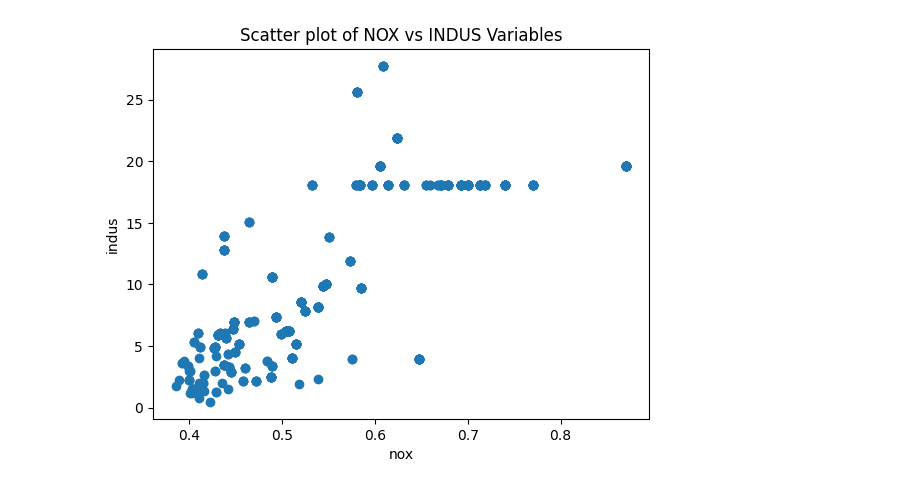
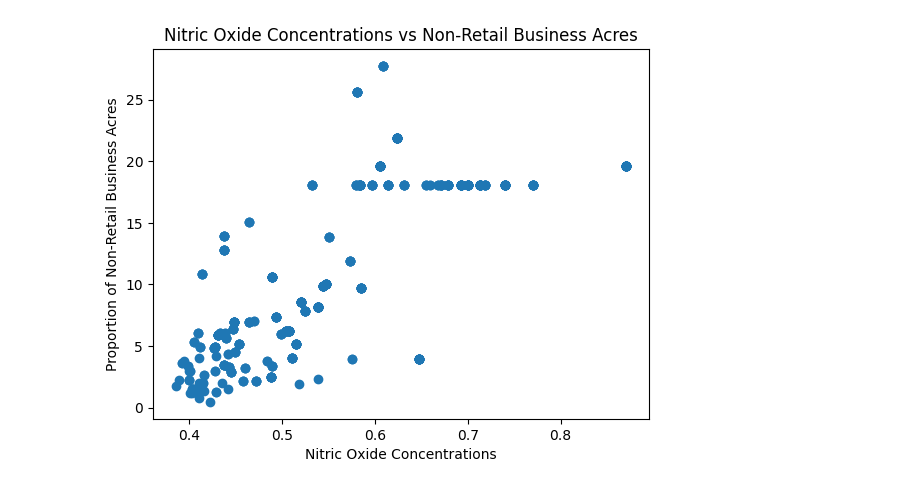
Before and after one commit to Nabeel9819/FinalProject, a Jupyter notebook: Untitled Folder_FinalProject.ipynb, the cells around one changed output. Drawn from its saved outputs; the diff is of its cells as text; code cells hidden in the pictures.

```diff
--- a/Untitled Folder_FinalProject.ipynb
+++ b/Untitled Folder_FinalProject.ipynb
@@ -36,0 +7,2 @@ plt.show()
+# %%
+boston_df = pd.read_csv('Boston.csv')
@@ -36,0 +36,11 @@ plt.show()
+# %%
+# Discretize AGE variable into three groups
+boston_df['age_group'] = pd.cut(boston_df['age'], [0, 35, 70, 100], labels=['35 years \n and younger', 'between \n 35 and 70 years', '70 years \n and older'])
+
+# Create boxplot
+plt.figure(figsize=(10,8))
+boston_df.boxplot(column='medv', by='age_group')
+plt.title('Boxplot of MEDV vs AGE Group')
+plt.xlabel('AGE Group')
+plt.ylabel('Median Value of Owner-Occupied Homes (in $1000s)')
+plt.show()
@@ -37,8 +50,8 @@ plt.show()
 # %%
-plt.scatter(df['nox'], df['indus'])
-plt.title('Scatter plot of NOX vs INDUS Variables')
-plt.xlabel('nox')
-plt.ylabel('indus')
+plt.scatter(boston_df['nox'], boston_df['indus'])
+plt.title('Nitric Oxide Concentrations vs Non-Retail Business Acres')
+plt.xlabel('Nitric Oxide Concentrations')
+plt.ylabel('Proportion of Non-Retail Business Acres')
 plt.show()
 # %% [output]
-[figure, old version]
+[figure, new version]
```
Also changed, not shown: parts of 18 cells of this notebook.
